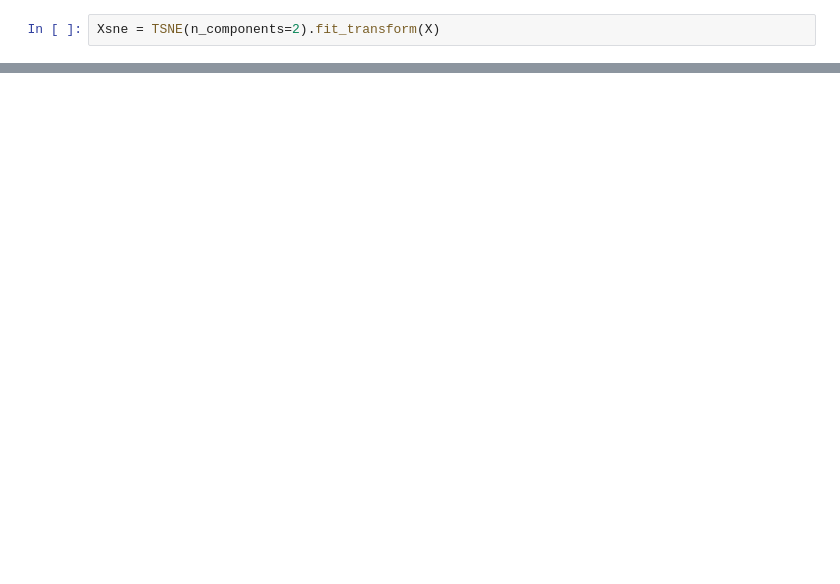
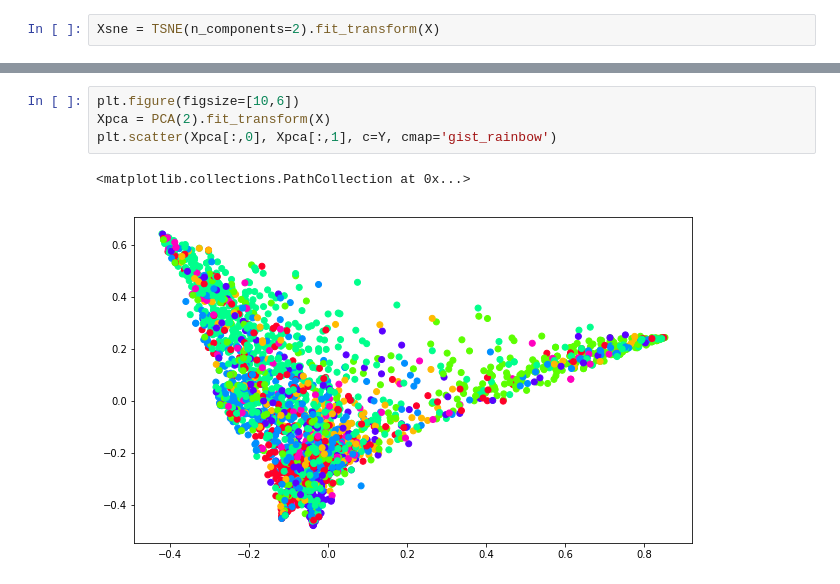
Before and after one commit to saurabhmithe/deep-learning-on-graphs, a Jupyter notebook: gcn/gcn/Visualization of Embeddings.ipynb, the cells around one changed output, grey strips where cells are left out. Cells and saved outputs as stored; diff of their text form; blank space fills up the shorter version.

```diff
--- a/gcn/gcn/Visualization of Embeddings.ipynb
+++ b/gcn/gcn/Visualization of Embeddings.ipynb
@@ -19,0 +25,7 @@ plt.scatter(Xsne[:,0], Xsne[:,1], c=Y)
+# %%
+plt.figure(figsize=[10,6])
+Xpca = PCA(2).fit_transform(X)
+plt.scatter(Xpca[:,0], Xpca[:,1], c=Y, cmap='gist_rainbow')
+# %% [output]
+<matplotlib.collections.PathCollection at 0x...>
+[figure, added]
```
Also changed, not shown: parts of 3 cells of this notebook, 7 other files.
